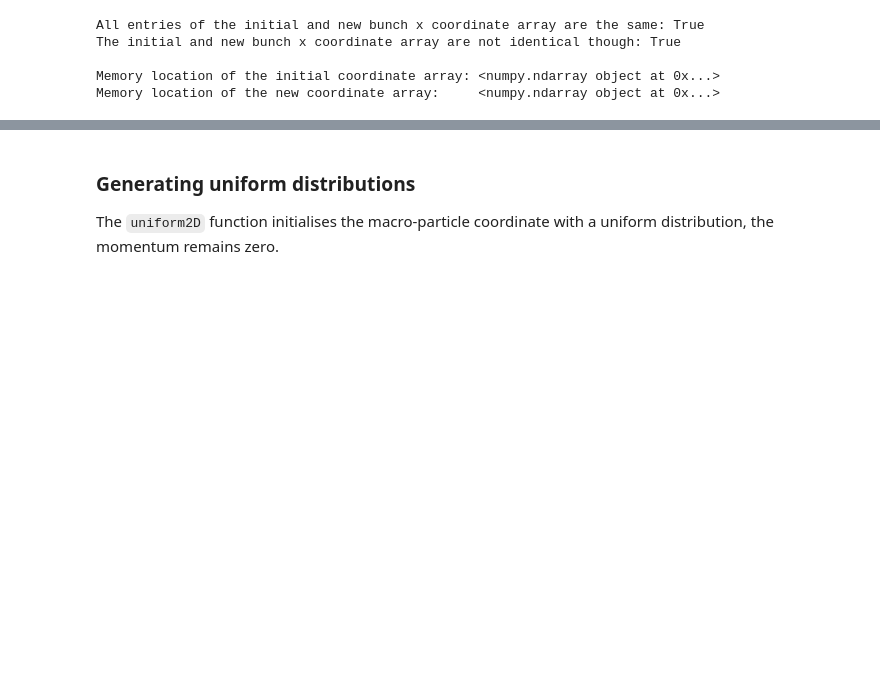
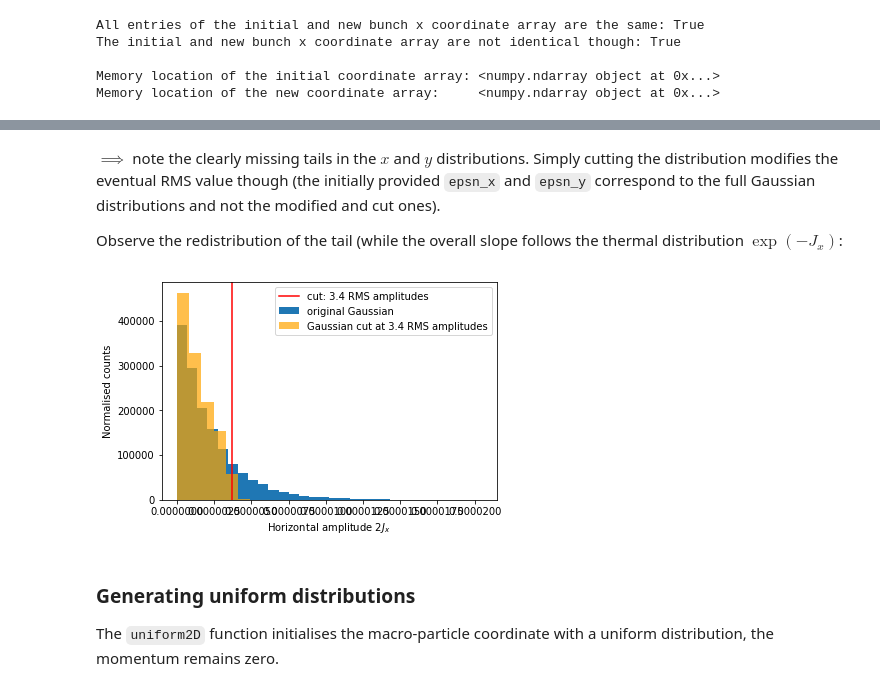
Before and after one commit to PyCOMPLETE/PyHEADTAIL-playground, a Jupyter notebook: howto_notebooks/GeneratorTest.ipynb, the cells around one changed output, grey strips where cells are left out. Saved outputs shown, nothing was run; the diff lists cells and outputs as text; code cells hidden in the pictures; blank space fills up the shorter version.

```diff
--- a/howto_notebooks/GeneratorTest.ipynb
+++ b/howto_notebooks/GeneratorTest.ipynb
@@ -243,3 +286,27 @@ Memory location of the new coordinate array:     <numpy.ndarray object at 0x...>
+# %% [markdown]
+$\implies$ note the clearly missing tails in the $x$ and $y$ distributions. Simply cutting the distribution modifies the eventual RMS value though (the initially provided `epsn_x` and `epsn_y` correspond to the full Gaussian distributions and not the modified and cut ones).
+
+Observe the redistribution of the tail (while the overall slope follows the thermal distribution $\exp(-J_x)$:
+# %%
+plt.hist((1 - alpha_x**2) / beta_x * bunch1.x**2 +
+         2 * alpha_x * bunch1.x * bunch1.xp +
+         beta_x * bunch1.xp**2, bins=30, normed=True,
+         label='original Gaussian');
+
+plt.hist((1 - alpha_x**2) / beta_x * bunch.x**2 +
+         2 * alpha_x * bunch.x * bunch.xp +
+         beta_x * bunch.xp**2, bins=6, normed=True,
+         color='orange', alpha=0.7,
+         label='Gaussian cut at 3.4 RMS amplitudes');
+
+plt.axvline(epsn_x / (beta * gamma) * limit_n_rms_x, color='red',
+            label='cut: 3.4 RMS amplitudes')
+
+plt.xlabel('Horizontal amplitude $2J_x$')
+plt.ylabel('Normalised counts')
+plt.legend();
+# %% [output]
+[figure, added]
 # %% [markdown]
 ### Generating uniform distributions
 
```
Also changed, not shown: parts of 17 cells of this notebook.
